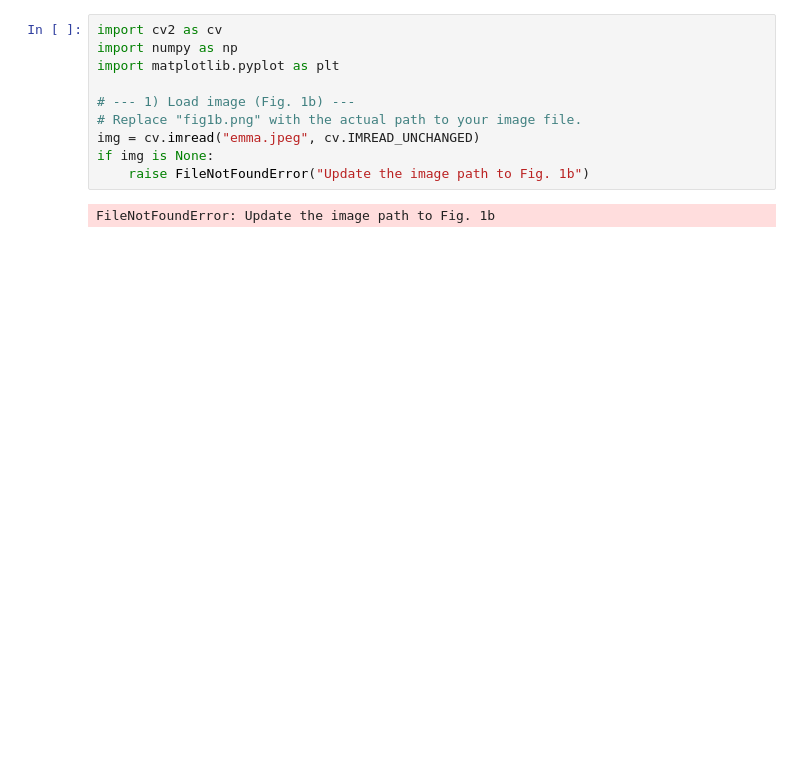
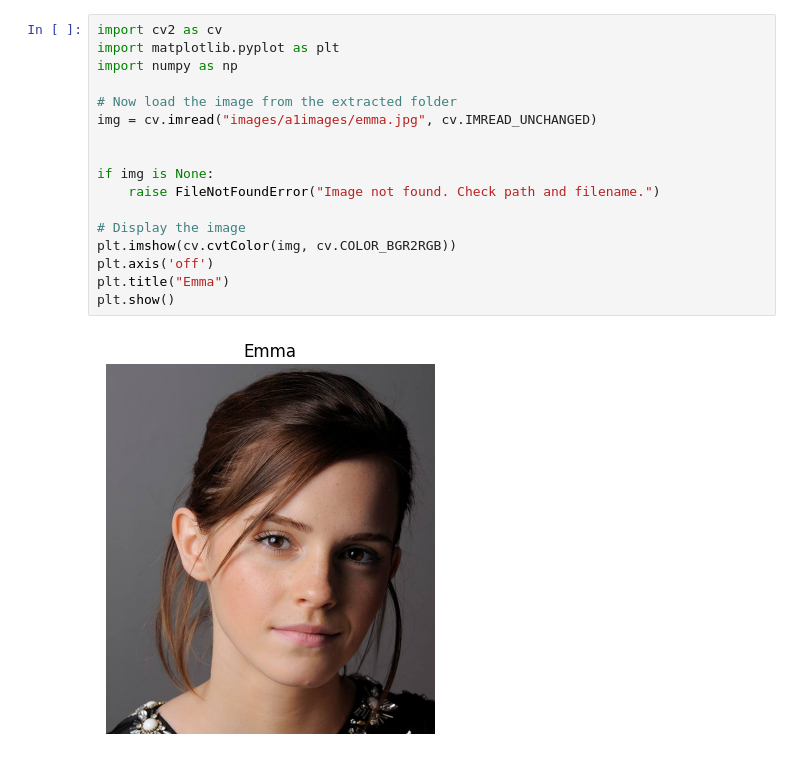
Before and after one commit to Dulavinya/EN3160-ImageProcessing, a Jupyter notebook: A01.ipynb, the cells around one changed output. Drawn from its saved outputs; the diff is of its cells as text; blank space fills up the shorter version.

```diff
--- a/A01.ipynb
+++ b/A01.ipynb
@@ -3,12 +30,19 @@
 # %%
 import cv2 as cv
+import matplotlib.pyplot as plt
 import numpy as np
-import matplotlib.pyplot as plt
 
-# --- 1) Load image (Fig. 1b) ---
-# Replace "fig1b.png" with the actual path to your image file.
-img = cv.imread("emma.jpeg", cv.IMREAD_UNCHANGED)
+# Now load the image from the extracted folder
+img = cv.imread("images/a1images/emma.jpg", cv.IMREAD_UNCHANGED)
+
+
 if img is None:
-    raise FileNotFoundError("Update the image path to Fig. 1b")
+    raise FileNotFoundError("Image not found. Check path and filename.")
+
+# Display the image
+plt.imshow(cv.cvtColor(img, cv.COLOR_BGR2RGB))
+plt.axis('off')
+plt.title("Emma")
+plt.show()
 # %% [output]
-FileNotFoundError: Update the image path to Fig. 1b
+[figure, added]
```
Also changed, not shown: parts of 3 cells of this notebook.
